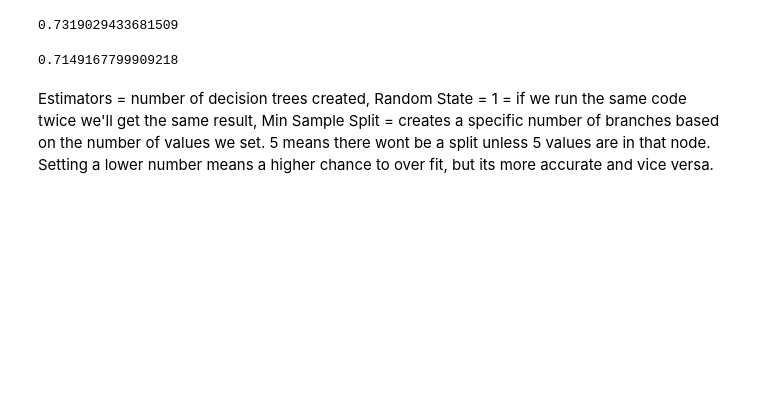
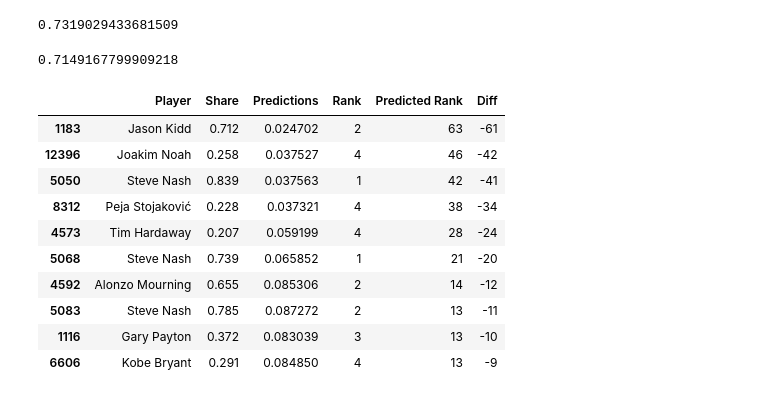
Before and after one commit to YaBoyBigPat/Python-Web-Scraper, a Jupyter notebook: Machine Learning.ipynb, the cells around one changed output. Drawn from its saved outputs; the diff is of its cells as text; code cells hidden in the pictures; blank space fills up the shorter version.

```diff
--- a/Machine Learning.ipynb
+++ b/Machine Learning.ipynb
@@ -394,5 +396,17 @@ mean_ap, aps, all_predictions = backtest(stats, reg, years[27:], predictors)
 mean_ap
 # %% [output]
 0.7149167799909218
-# %% [markdown]
-Estimators = number of decision trees created, Random State = 1 = if we run the same code twice we'll get the same result, Min Sample Split = creates a specific number of branches based on the number of values we set. 5 means there wont be a split unless 5 values are in that node. Setting a lower number means a higher chance to over fit, but its more accurate and vice versa.
+# %%
+all_predictions[all_predictions["Rank"] < 5].sort_values("Diff").head(10)
+# %% [output]
+|  | Player | Share | Predictions | Rank | Predicted Rank | Diff |
+| 1183 | Jason Kidd | 0.712 | 0.024702 | 2 | 63 | -61 |
+| 12396 | Joakim Noah | 0.258 | 0.037527 | 4 | 46 | -42 |
+| 5050 | Steve Nash | 0.839 | 0.037563 | 1 | 42 | -41 |
+| 8312 | Peja Stojaković | 0.228 | 0.037321 | 4 | 38 | -34 |
+| 4573 | Tim Hardaway | 0.207 | 0.059199 | 4 | 28 | -24 |
+| 5068 | Steve Nash | 0.739 | 0.065852 | 1 | 21 | -20 |
+| 4592 | Alonzo Mourning | 0.655 | 0.085306 | 2 | 14 | -12 |
+| 5083 | Steve Nash | 0.785 | 0.087272 | 2 | 13 | -11 |
+| 1116 | Gary Payton | 0.372 | 0.083039 | 3 | 13 | -10 |
+| 6606 | Kobe Bryant | 0.291 | 0.084850 | 4 | 13 | -9 |
```
Also changed, not shown: parts of 1 cell of this notebook.
